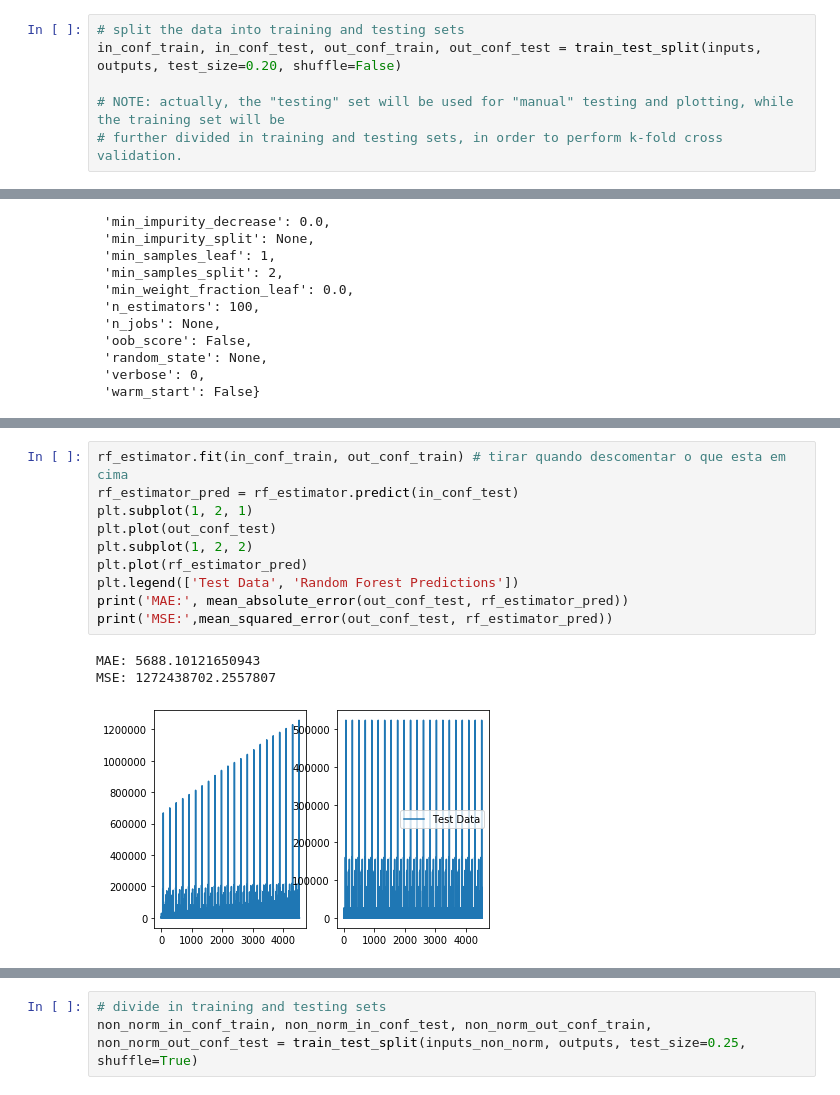
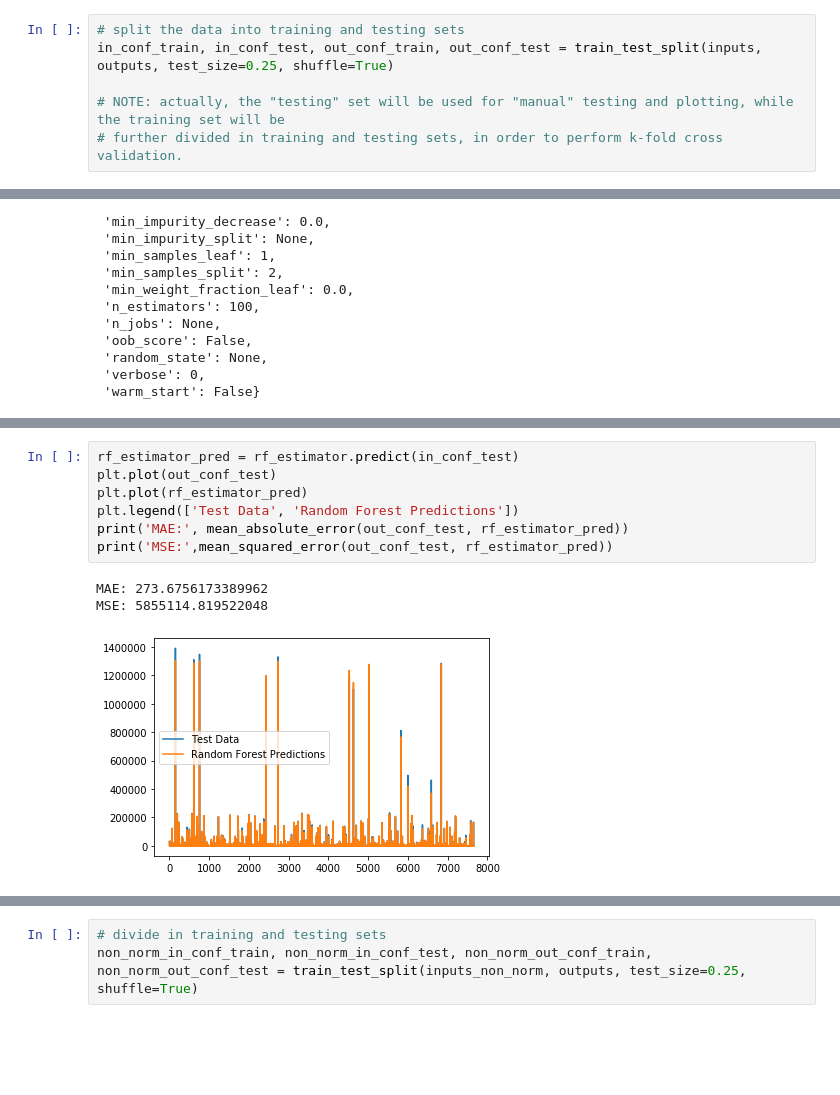
Before and after one commit to EduRibeiro00/CovidForecast-feup-iart, a Jupyter notebook: proj2/covid_analysis_rf.ipynb, the cells around one changed output, grey strips where cells are left out. Drawn from its saved outputs; the diff is of its cells as text; blank space fills up the shorter version.

```diff
--- a/proj2/covid_analysis_rf.ipynb
+++ b/proj2/covid_analysis_rf.ipynb
@@ -57,6 +57,6 @@ array([  0,   0,   0, ...,  25, 153,  34])
 # %%
 # split the data into training and testing sets
-in_conf_train, in_conf_test, out_conf_train, out_conf_test = train_test_split(inputs, outputs, test_size=0.20, shuffle=False)
+in_conf_train, in_conf_test, out_conf_train, out_conf_test = train_test_split(inputs, outputs, test_size=0.25, shuffle=True)
 
 # NOTE: actually, the "testing" set will be used for "manual" testing and plotting, while the training set will be
 # further divided in training and testing sets, in order to perform k-fold cross validation.
@@ -119,17 +119,14 @@ Best parameters: {'n_estimators': 300, 'min_samples_split': 8, 'min_samples_leaf
 # %%
-rf_estimator.fit(in_conf_train, out_conf_train) # tirar quando descomentar o que esta em cima
 rf_estimator_pred = rf_estimator.predict(in_conf_test)
-plt.subplot(1, 2, 1)
 plt.plot(out_conf_test)
-plt.subplot(1, 2, 2)
 plt.plot(rf_estimator_pred)
 plt.legend(['Test Data', 'Random Forest Predictions'])
 print('MAE:', mean_absolute_error(out_conf_test, rf_estimator_pred))
 print('MSE:',mean_squared_error(out_conf_test, rf_estimator_pred))
 # %% [output]
-MAE: 5688.10121650943
-MSE: 1272438702.2557807
+MAE: 273.6756173389962
+MSE: 5855114.819522048
-[figure, old version]
+[figure, new version]
 # %%
 model_accuracies = []
 
```
Also changed, not shown: parts of 11 cells of this notebook.
